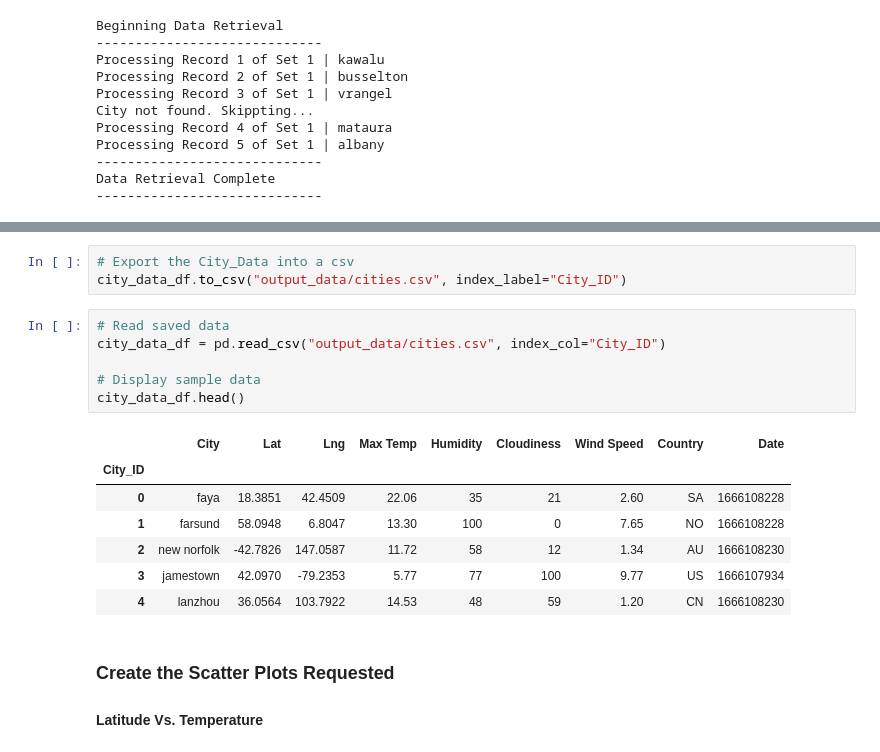
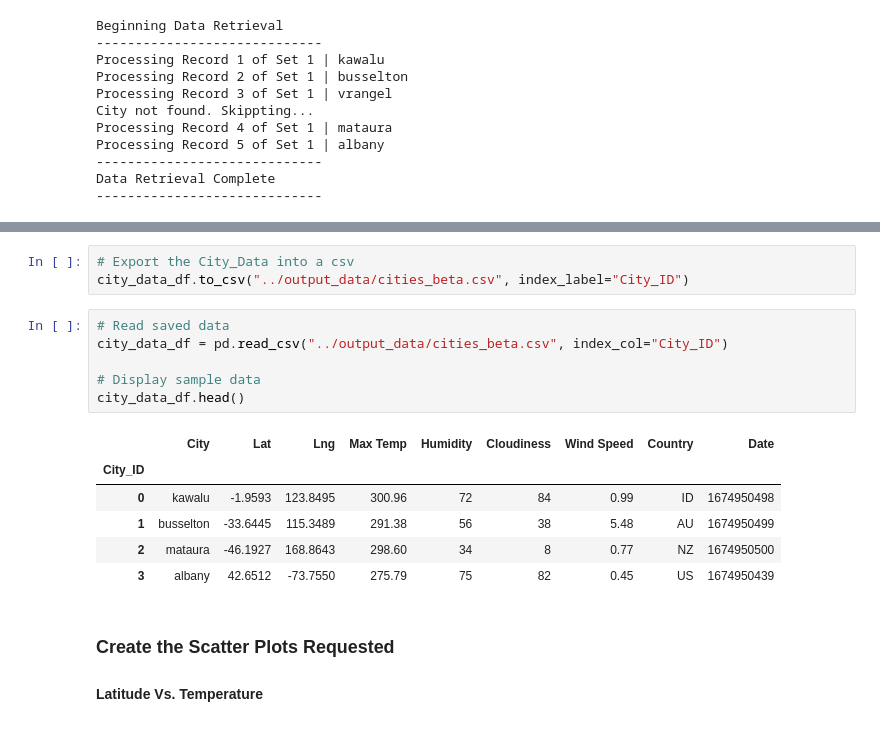
Before and after one commit to levite-neil/python-api-challenge, a Jupyter notebook: WeatherPy/WeatherPy.ipynb, the cells around one changed output, grey strips where cells are left out. Drawn from its saved outputs; the diff is of its cells as text.

```diff
--- a/WeatherPy/WeatherPy.ipynb
+++ b/WeatherPy/WeatherPy.ipynb
@@ -285,20 +219,19 @@ city_data_df.head()
 # %%
 # Export the City_Data into a csv
-city_data_df.to_csv("output_data/cities.csv", index_label="City_ID")
+city_data_df.to_csv("../output_data/cities_beta.csv", index_label="City_ID")
 # %%
 # Read saved data
-city_data_df = pd.read_csv("output_data/cities.csv", index_col="City_ID")
+city_data_df = pd.read_csv("../output_data/cities_beta.csv", index_col="City_ID")
 
 # Display sample data
 city_data_df.head()
 # %% [output]
 |  | City | Lat | Lng | Max Temp | Humidity | Cloudiness | Wind Speed | Country | Date |
 | City_ID |  |  |  |  |  |  |  |  |  |
-| 0 | faya | 18.3851 | 42.4509 | 22.06 | 35 | 21 | 2.60 | SA | 1666108228 |
-| 1 | farsund | 58.0948 | 6.8047 | 13.30 | 100 | 0 | 7.65 | NO | 1666108228 |
-| 2 | new norfolk | -42.7826 | 147.0587 | 11.72 | 58 | 12 | 1.34 | AU | 1666108230 |
-| 3 | jamestown | 42.0970 | -79.2353 | 5.77 | 77 | 100 | 9.77 | US | 1666107934 |
-| 4 | lanzhou | 36.0564 | 103.7922 | 14.53 | 48 | 59 | 1.20 | CN | 1666108230 |
+| 0 | kawalu | -1.9593 | 123.8495 | 300.96 | 72 | 84 | 0.99 | ID | 1674950498 |
+| 1 | busselton | -33.6445 | 115.3489 | 291.38 | 56 | 38 | 5.48 | AU | 1674950499 |
+| 2 | mataura | -46.1927 | 168.8643 | 298.60 | 34 | 8 | 0.77 | NZ | 1674950500 |
+| 3 | albany | 42.6512 | -73.7550 | 275.79 | 75 | 82 | 0.45 | US | 1674950439 |
 # %% [markdown]
 ### Create the Scatter Plots Requested
 
```
Also changed, not shown: parts of 8 cells of this notebook.
